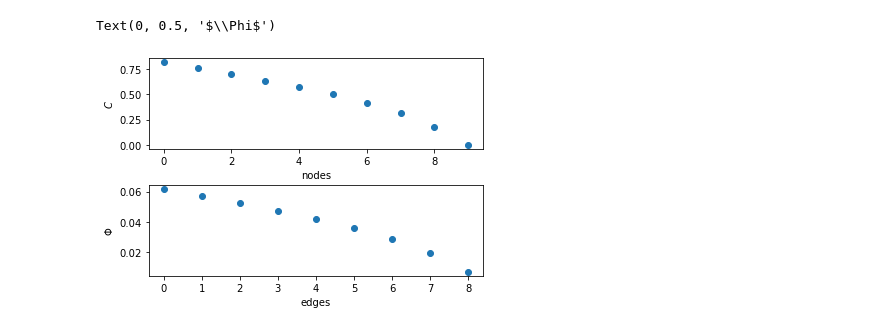
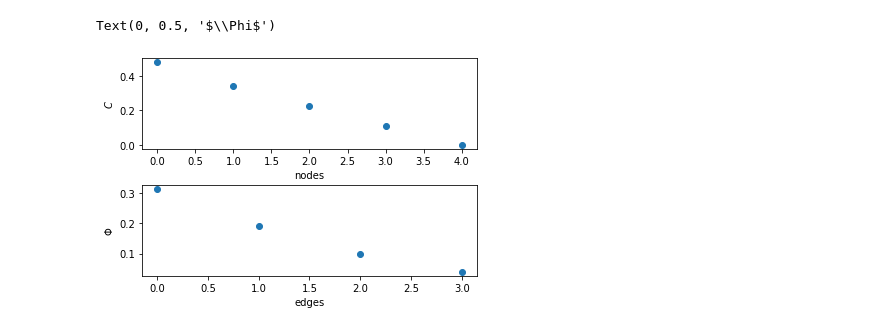
Before and after one commit to felixk1990/kirchhoff-hydro, a Jupyter notebook: notebook/test_overflow.ipynb, the cells around one changed output. Drawn from its saved outputs; the diff is of its cells as text; code cells hidden in the pictures.

```diff
--- a/notebook/test_overflow.ipynb
+++ b/notebook/test_overflow.ipynb
@@ -5,23 +5,21 @@ import sys
 import matplotlib.pyplot as plt
 import hailhydro
 # %%
-import hailhydro
-import hailhydro.flux_overflow as ho
-import kirchhoff.circuit_flux as kfx
+from hailhydro.flux_overflow import Overflow
+import kirchhoff
+# n=10
+# m=1
+# G=nx.grid_graph(( m,n,1))
+# pars={
+#     'plexus': G,
+#     'absorption':0.1,
+#     'diffusion':1.
+# }
+G = kirchhoff.init_crystal.init_graph_from_crystal('chain', 5)
+FX = Overflow(G, pars_source=dict(mode='dipole_point'))
+c,B_new = FX.calc_profile_concentration()
+phi = FX.calc_absorption()
 
-n=10
-m=1
-G=nx.grid_graph(( m,n,1))
-pars={
-    'plexus': G,
-    'absorption':0.1,
-    'diffusion':1.
-}
-circuit=kfx.setup_default_flux_circuit(pars)
-overflow=ho.initialize_overflow_on_circuit(circuit)
-c,B_new=overflow.calc_profile_concentration()
-phi=overflow.calc_absorption()
-
-fig=overflow.circuit.plot_circuit()
+fig=FX.circuit.plot_circuit()
 fig.show()
 # %% [output]
@@ -34,13 +38,13 @@ set networkx.spring_layout()
 # %%
-fig, ax=plt.subplots(2,1)
-ax[0].scatter(overflow.circuit.list_graph_nodes,overflow.circuit.nodes['concentration'])
+fig, ax = plt.subplots(2,1)
+ax[0].scatter(FX.circuit.list_graph_nodes, FX.circuit.nodes['concentration'])
 ax[0].set_xlabel('nodes')
 ax[0].set_ylabel(r'$C$')
 plt.subplots_adjust(hspace=0.4)
-ax[1].scatter([i for i,e in enumerate(overflow.circuit.list_graph_edges)],overflow.circuit.edges['uptake'])
+ax[1].scatter([i for i,e in enumerate(FX.circuit.list_graph_edges)], FX.circuit.edges['uptake'])
 ax[1].set_xlabel('edges')
 ax[1].set_ylabel(r'$\Phi$')
 # %% [output]
 Text(0, 0.5, '$\\Phi$')
-[figure, old version]
+[figure, new version]
 # %%
```
Also changed, not shown: parts of 3 cells of this notebook, 9 other files.
